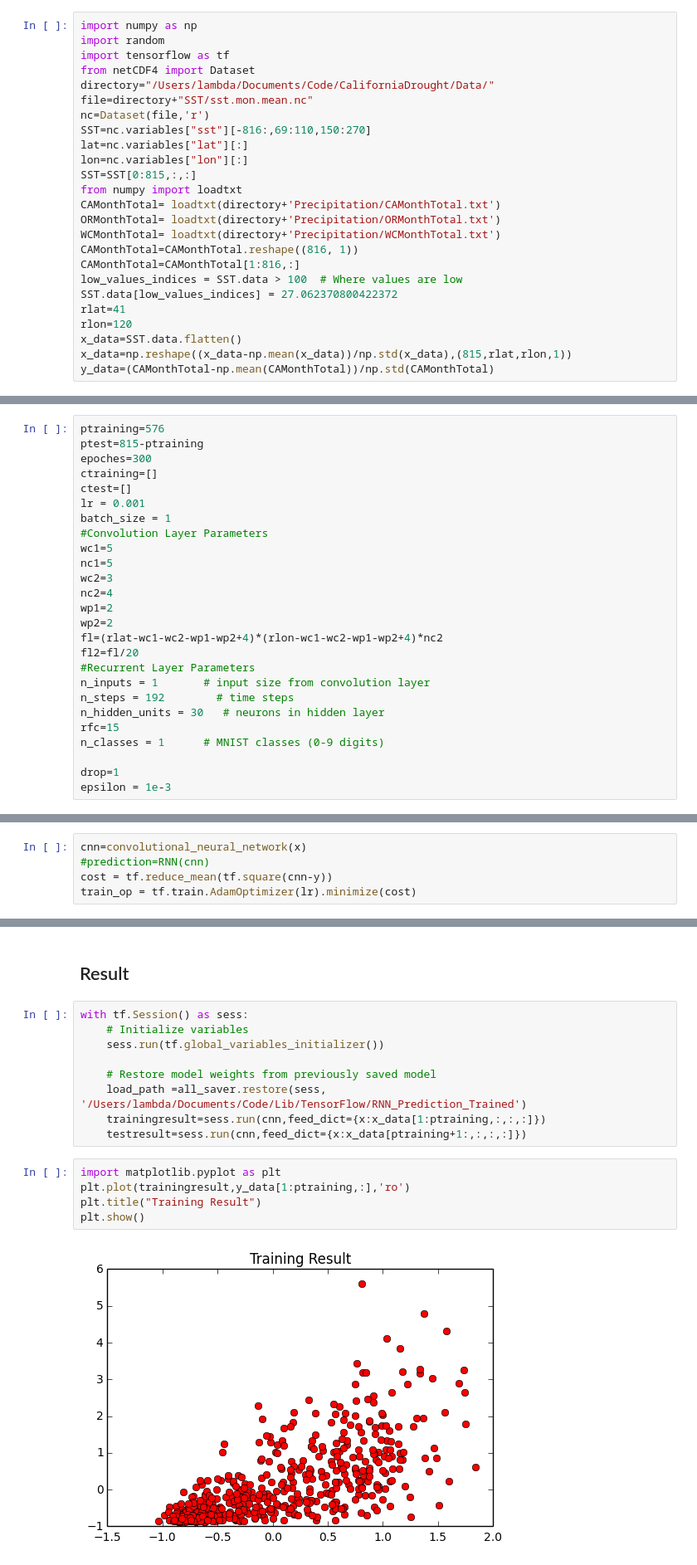
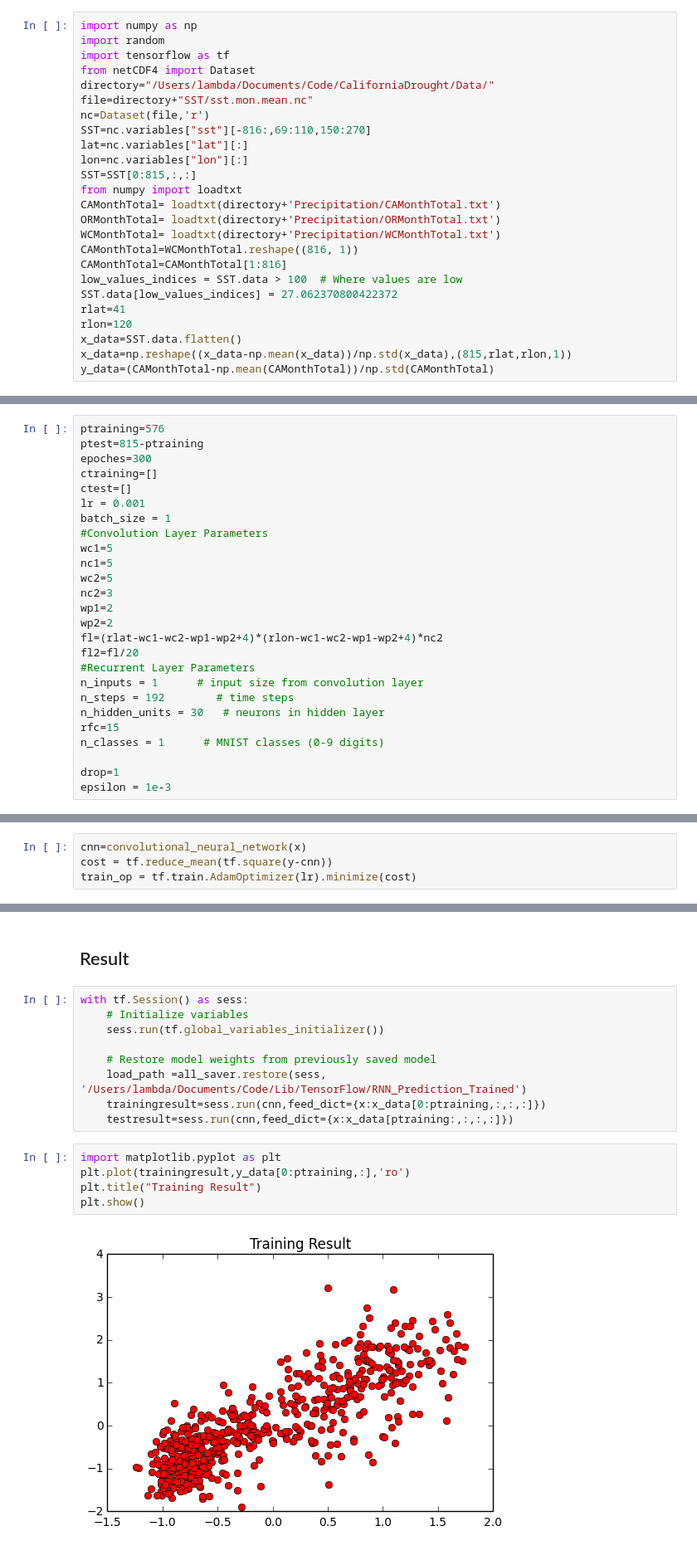
Before and after one commit to lambdamore/TensorFlow, a Jupyter notebook: 2-16-CNN_Prediction-With-SST.ipynb, the cells around one changed output, grey strips where cells are left out. Shown at 83% size. Saved outputs shown, nothing was run; the diff lists cells and outputs as text.

```diff
--- a/2-16-CNN_Prediction-With-SST.ipynb
+++ b/2-16-CNN_Prediction-With-SST.ipynb
@@ -18,8 +18,8 @@ from numpy import loadtxt
 CAMonthTotal= loadtxt(directory+'Precipitation/CAMonthTotal.txt')
 ORMonthTotal= loadtxt(directory+'Precipitation/ORMonthTotal.txt')
 WCMonthTotal= loadtxt(directory+'Precipitation/WCMonthTotal.txt')
-CAMonthTotal=CAMonthTotal.reshape((816, 1))
-CAMonthTotal=CAMonthTotal[1:816,:]
+CAMonthTotal=WCMonthTotal.reshape((816, 1))
+CAMonthTotal=CAMonthTotal[1:816]
 low_values_indices = SST.data > 100  # Where values are low
 SST.data[low_values_indices] = 27.062370800422372
 rlat=41
@@ -42,14 +42,14 @@ batch_size = 1
 #Convolution Layer Parameters
 wc1=5
 nc1=5
-wc2=3
-nc2=4
+wc2=5
+nc2=3
 wp1=2
 wp2=2
 fl=(rlat-wc1-wc2-wp1-wp2+4)*(rlon-wc1-wc2-wp1-wp2+4)*nc2
 fl2=fl/20
 #Recurrent Layer Parameters
-n_inputs = 1       # input size from convolution layer
+n_inputs = 1      # input size from convolution layer
 n_steps = 192        # time steps
 n_hidden_units = 30   # neurons in hidden layer
 rfc=15
@@ -135,8 +100,7 @@ def RNN(X):
 ### Train
 # %%
 cnn=convolutional_neural_network(x)
-#prediction=RNN(cnn)
-cost = tf.reduce_mean(tf.square(cnn-y))
+cost = tf.reduce_mean(tf.square(y-cnn))
 train_op = tf.train.AdamOptimizer(lr).minimize(cost)
 # %%
 gtestcost=np.inf
@@ -212,14 +176,14 @@ with tf.Session() as sess:
 
     # Restore model weights from previously saved model
     load_path =all_saver.restore(sess, '/Users/lambda/Documents/Code/Lib/TensorFlow/RNN_Prediction_Trained')
-    trainingresult=sess.run(cnn,feed_dict={x:x_data[1:ptraining,:,:,:]})
-    testresult=sess.run(cnn,feed_dict={x:x_data[ptraining+1:,:,:,:]})
+    trainingresult=sess.run(cnn,feed_dict={x:x_data[0:ptraining,:,:,:]})
+    testresult=sess.run(cnn,feed_dict={x:x_data[ptraining:,:,:,:]})
 # %%
 import matplotlib.pyplot as plt
-plt.plot(trainingresult,y_data[1:ptraining,:],'ro')
+plt.plot(trainingresult,y_data[0:ptraining,:],'ro')
 plt.title("Training Result")
 plt.show()
 # %% [output]
-[figure, old version]
+[figure, new version]
 # %%
 import matplotlib.pyplot as plt
```
Also changed, not shown: parts of 10 cells of this notebook, 2 other files.
